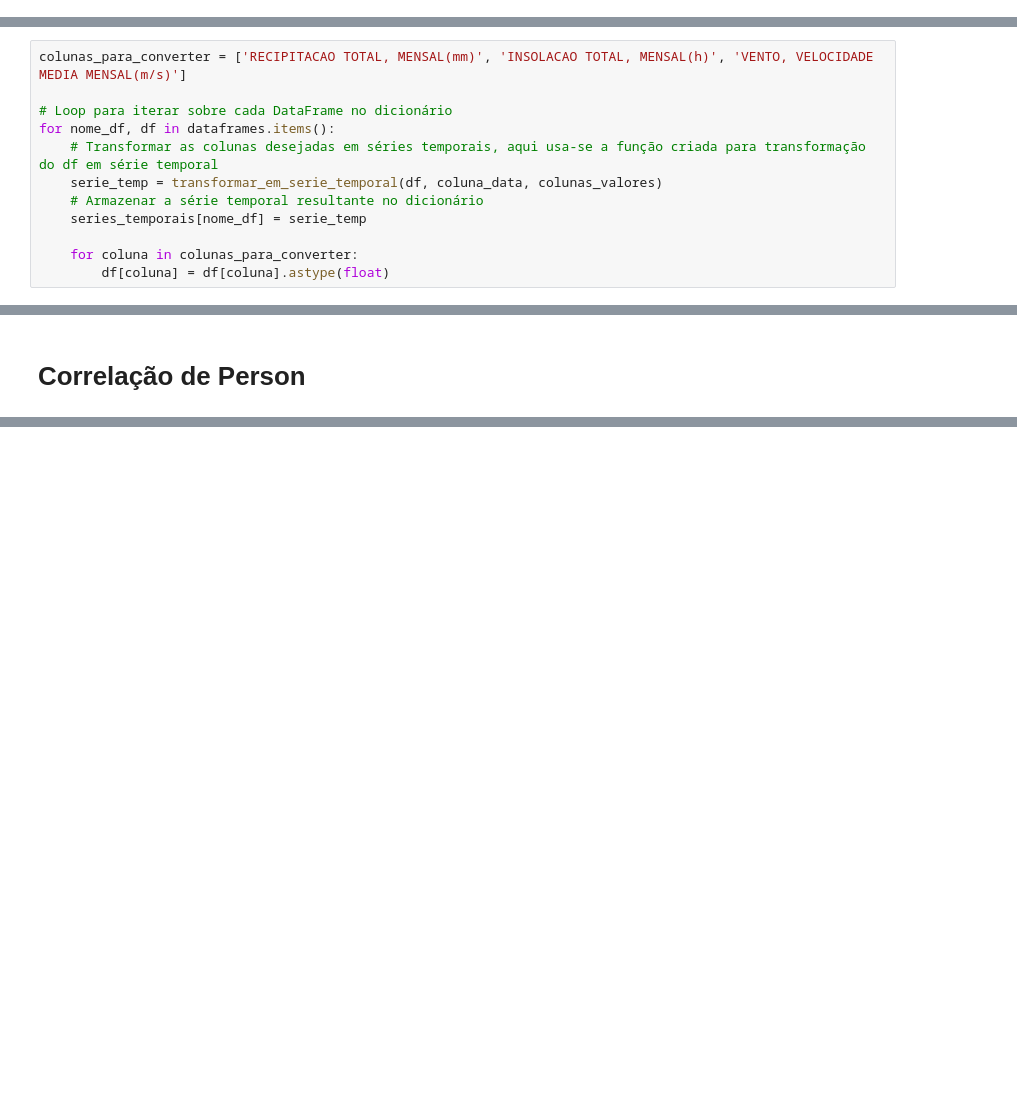
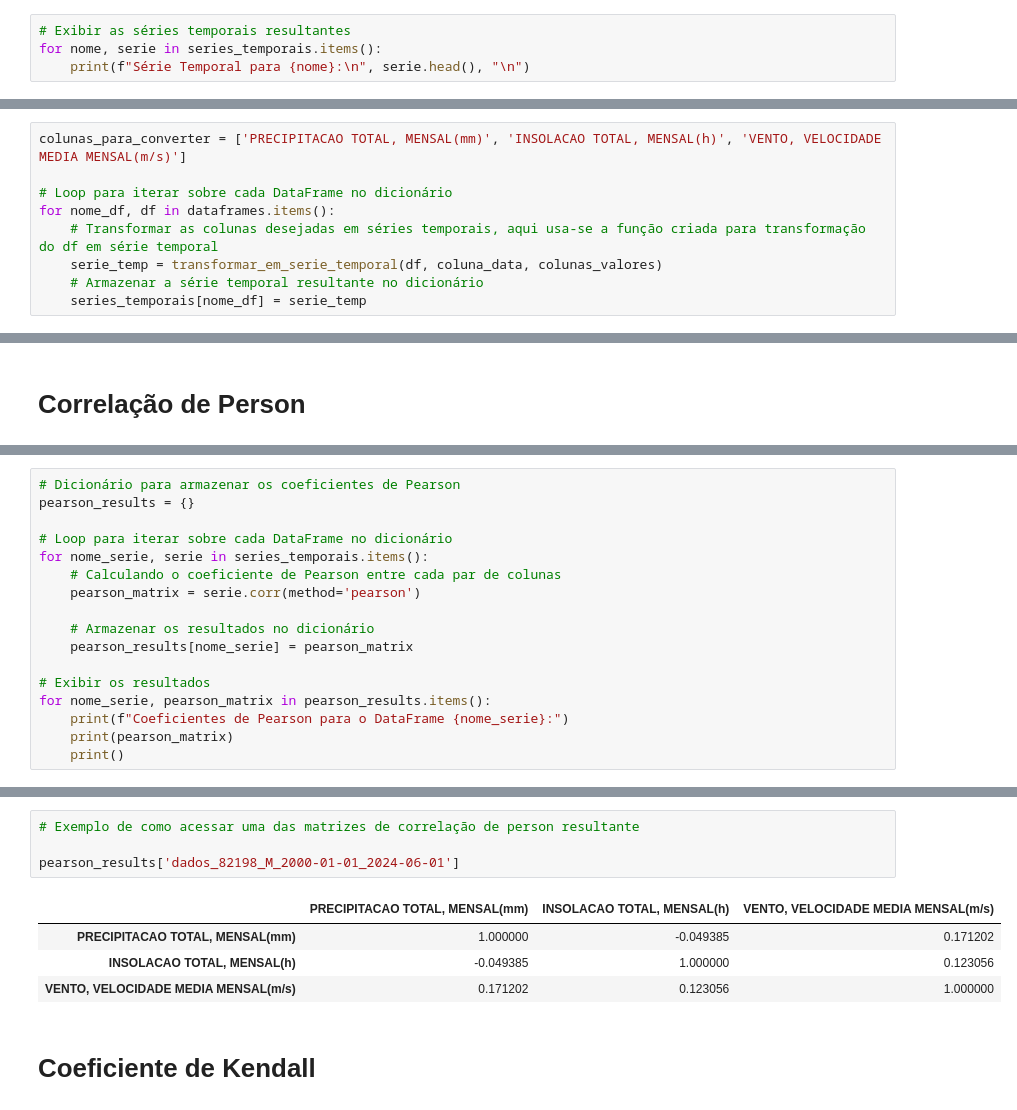
Before and after one commit to maryofcarmo/AULA01, a Jupyter notebook: TCC.ipynb, the cells around one changed output, grey strips where cells are left out. Drawn from its saved outputs; the diff is of its cells as text; blank space fills up the shorter version.

```diff
--- a/TCC.ipynb
+++ b/TCC.ipynb
@@ -144,0 +95,4 @@ print(dataframes['dados_82976_M_2000-01-01_2021-07-31'].head)
+# %%
+# Exibir as séries temporais resultantes
+for nome, serie in series_temporais.items():
+    print(f"Série Temporal para {nome}:\n", serie.head(), "\n")
@@ -178,7 +244,7 @@ colunas_valores = ['PRECIPITACAO TOTAL, MENSAL(mm)', 'INSOLACAO TOTAL, MENSAL(h)
 # Dicionário para armazenar as séries temporais resultantes
 series_temporais = {}
 # %%
-colunas_para_converter = ['RECIPITACAO TOTAL, MENSAL(mm)', 'INSOLACAO TOTAL, MENSAL(h)', 'VENTO, VELOCIDADE MEDIA MENSAL(m/s)']
+colunas_para_converter = ['PRECIPITACAO TOTAL, MENSAL(mm)', 'INSOLACAO TOTAL, MENSAL(h)', 'VENTO, VELOCIDADE MEDIA MENSAL(m/s)']
 
 # Loop para iterar sobre cada DataFrame no dicionário
 for nome_df, df in dataframes.items():
@@ -186,9 +252,6 @@ for nome_df, df in dataframes.items():
     serie_temp = transformar_em_serie_temporal(df, coluna_data, colunas_valores)
     # Armazenar a série temporal resultante no dicionário
     series_temporais[nome_df] = serie_temp
-
-    for coluna in colunas_para_converter:
-        df[coluna] = df[coluna].astype(float)
 # %%
 # Exemplo de como acessar uma das séries temporais resultantes
 print(series_temporais['dados_82976_M_2000-01-01_2021-07-31'].head())
@@ -298,0 +343,17 @@ df
+# %%
+# Dicionário para armazenar os coeficientes de Pearson
+pearson_results = {}
+
+# Loop para iterar sobre cada DataFrame no dicionário
+for nome_serie, serie in series_temporais.items():
+    # Calculando o coeficiente de Pearson entre cada par de colunas
+    pearson_matrix = serie.corr(method='pearson')
+
+    # Armazenar os resultados no dicionário
+    pearson_results[nome_serie] = pearson_matrix
+
+# Exibir os resultados
+for nome_serie, pearson_matrix in pearson_results.items():
+    print(f"Coeficientes de Pearson para o DataFrame {nome_serie}:")
+    print(pearson_matrix)
+    print()
@@ -298,0 +378,11 @@ df
+# %%
+# Exemplo de como acessar uma das matrizes de correlação de person resultante
+
+pearson_results['dados_82198_M_2000-01-01_2024-06-01']
+# %% [output]
+|  | PRECIPITACAO TOTAL, MENSAL(mm) | INSOLACAO TOTAL, MENSAL(h) | VENTO, VELOCIDADE MEDIA MENSAL(m/s) |
+| PRECIPITACAO TOTAL, MENSAL(mm) | 1.000000 | -0.049385 | 0.171202 |
+| INSOLACAO TOTAL, MENSAL(h) | -0.049385 | 1.000000 | 0.123056 |
+| VENTO, VELOCIDADE MEDIA MENSAL(m/s) | 0.171202 | 0.123056 | 1.000000 |
+# %% [markdown]
+# Coeficiente de Kendall
```
Also changed, not shown: parts of 31 cells of this notebook.
